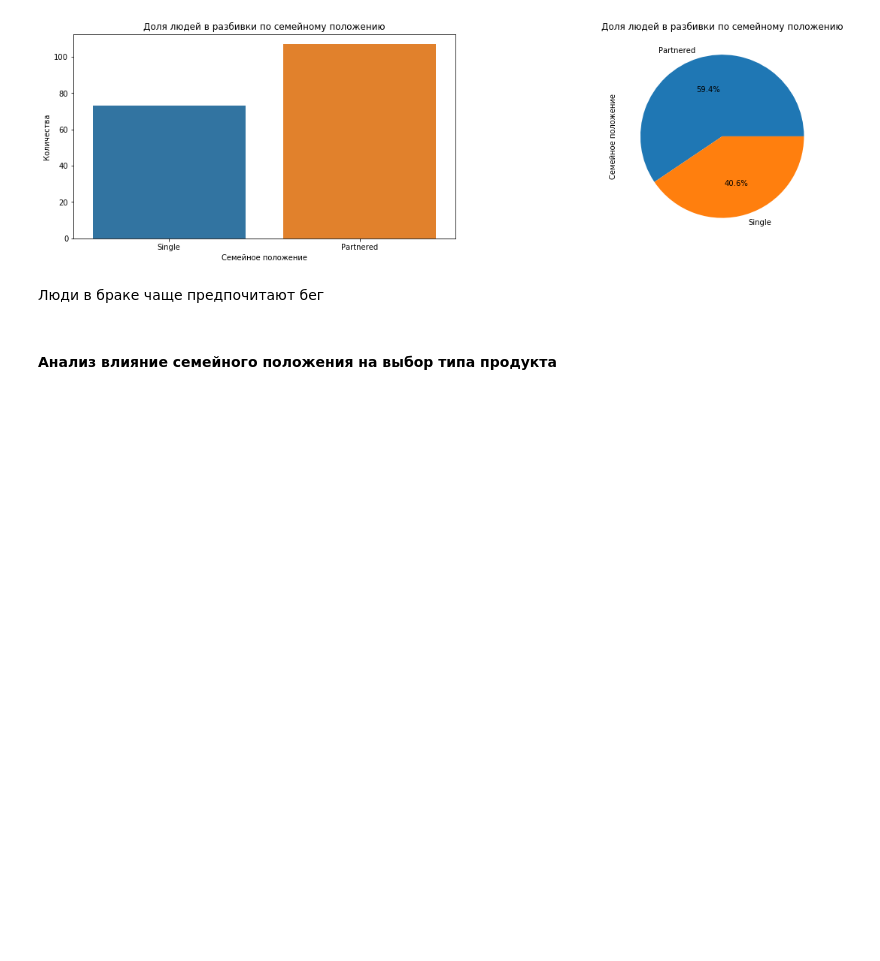
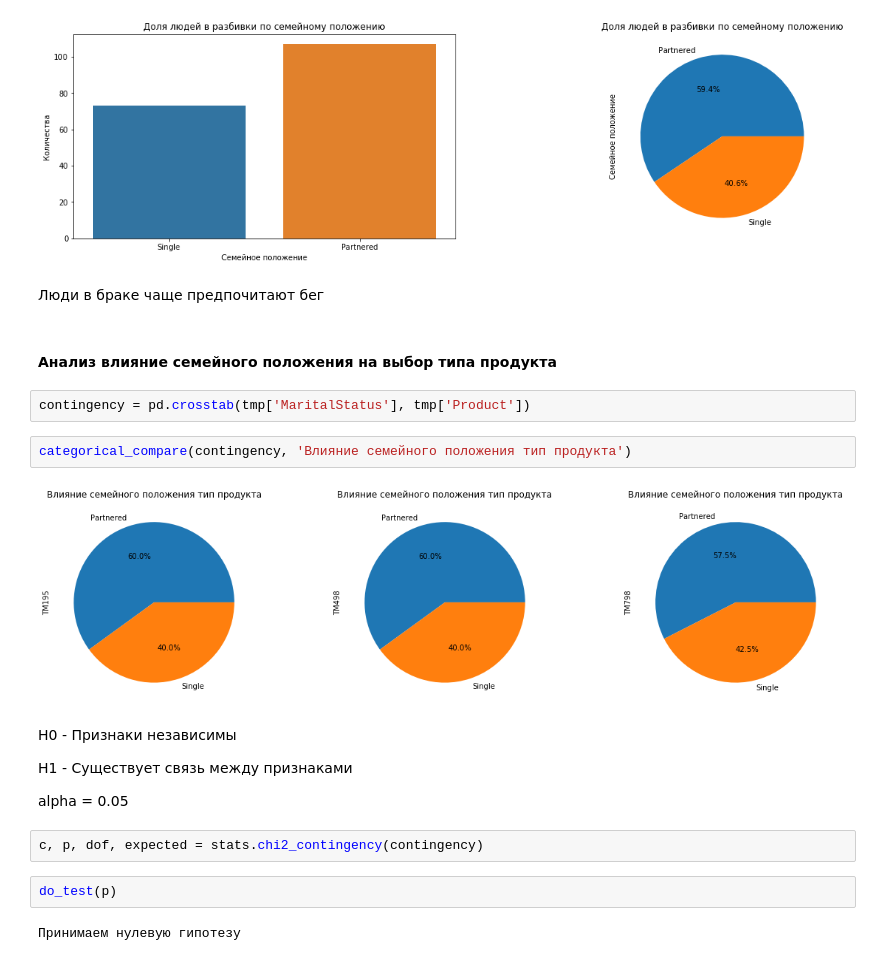
Before and after one commit to Chularev/kaggle_competitions, a Jupyter notebook: CardioGoodFitness/notebook.ipynb, the cells around one changed output. Cells and saved outputs as stored; diff of their text form; blank space fills up the shorter version.

```diff
--- a/CardioGoodFitness/notebook.ipynb
+++ b/CardioGoodFitness/notebook.ipynb
@@ -635,3 +635,21 @@ print_categories_variable('MaritalStatus', 'Доля людей в разбив
 Люди в браке чаще предпочитают бег
 # %% [markdown]
 #### Анализ влияние семейного положения на выбор типа продукта
+# %%
+contingency = pd.crosstab(tmp['MaritalStatus'], tmp['Product'])
+# %%
+categorical_compare(contingency, 'Влияние семейного положения тип продукта')
+# %% [output]
+[figure, added]
+# %% [markdown]
+H0 - Признаки независимы
+
+H1 - Существует связь между признаками
+
+alpha = 0.05
+# %%
+c, p, dof, expected = stats.chi2_contingency(contingency)
+# %%
+do_test(p)
+# %% [output]
+Принимаем нулевую гипотезу
```
Also changed, not shown: parts of 18 cells of this notebook.
